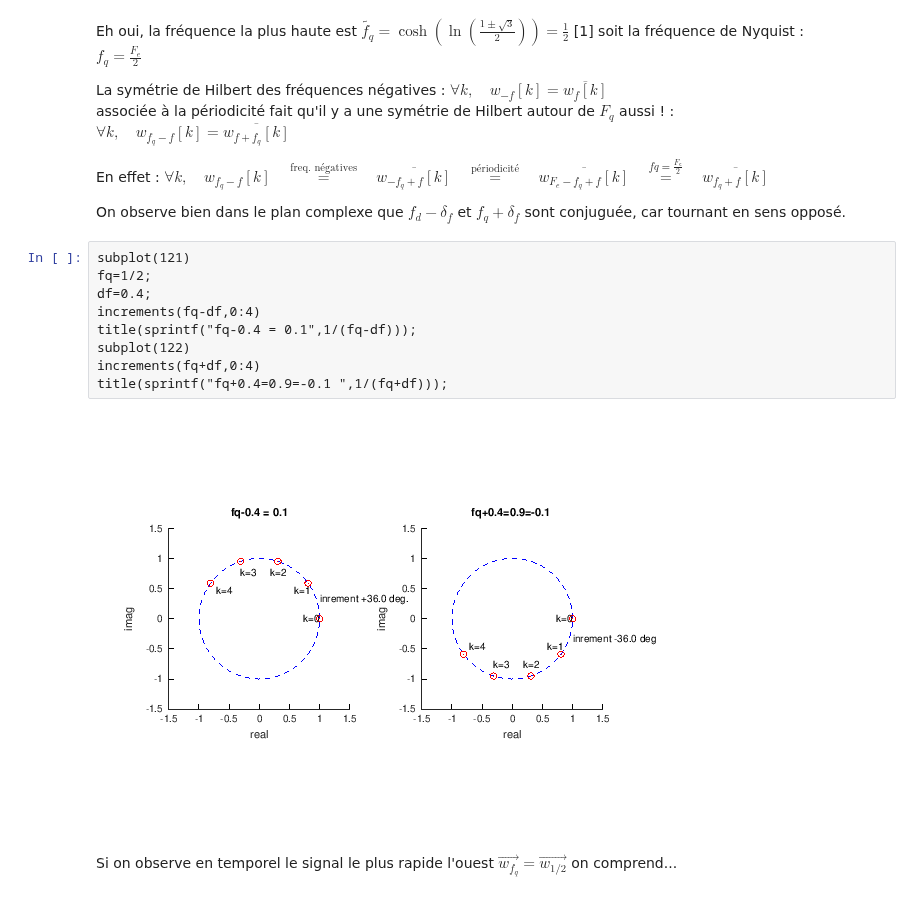
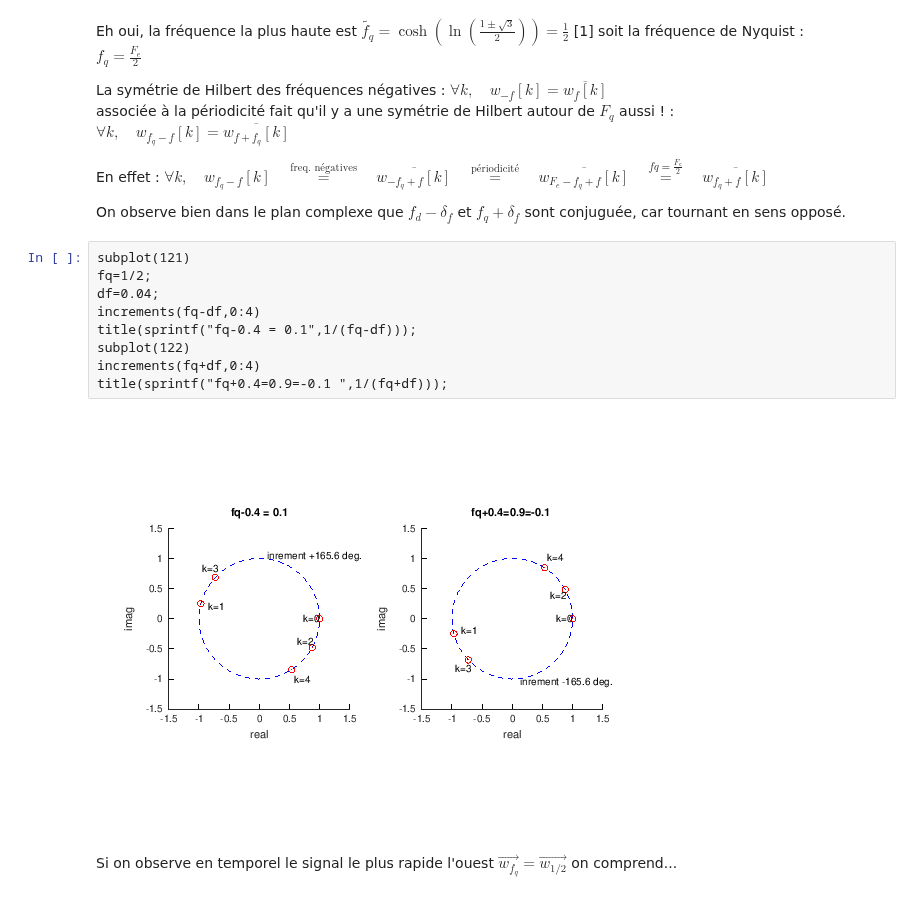
Before and after one commit to balaise31/Signal, a Jupyter notebook: discret/tp/FREQ2_ondes_discretes.ipynb, the cells around one changed output. Cells and saved outputs as stored; diff of their text form.

```diff
--- a/discret/tp/FREQ2_ondes_discretes.ipynb
+++ b/discret/tp/FREQ2_ondes_discretes.ipynb
@@ -439,14 +439,14 @@ On observe bien dans le plan complexe que $f_d-\delta_f$ et $f_q+\delta_f$ sont
 # %%
 subplot(121)
 fq=1/2;
-df=0.4;
+df=0.04;
 increments(fq-df,0:4)
 title(sprintf("fq-0.4 = 0.1",1/(fq-df)));
 subplot(122)
 increments(fq+df,0:4)
 title(sprintf("fq+0.4=0.9=-0.1 ",1/(fq+df)));
 # %% [output]
-[figure, old version]
+[figure, new version]
 # %% [markdown]
  Si on observe en temporel le signal le plus rapide l'ouest $\vec{w_{f_q}}=\vec{w_{1/2}}$ on comprend...
 # %%
```
Also changed, not shown: 2 other files.
